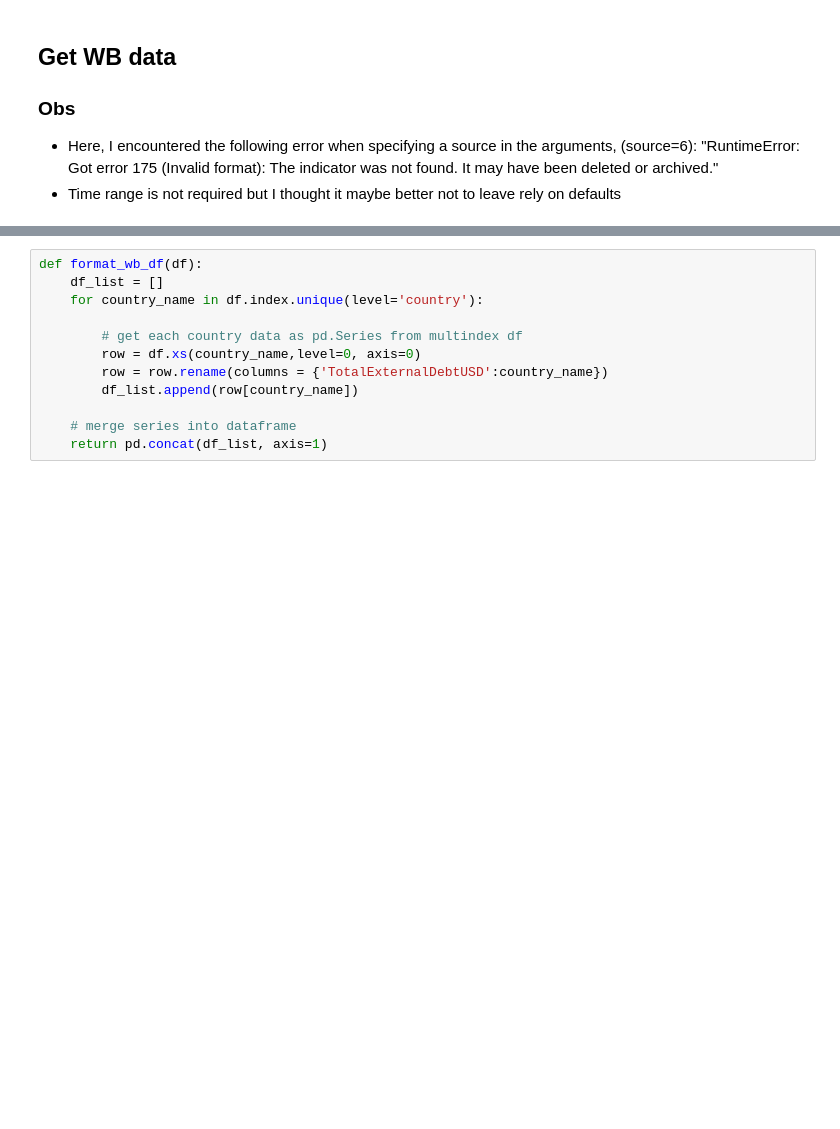
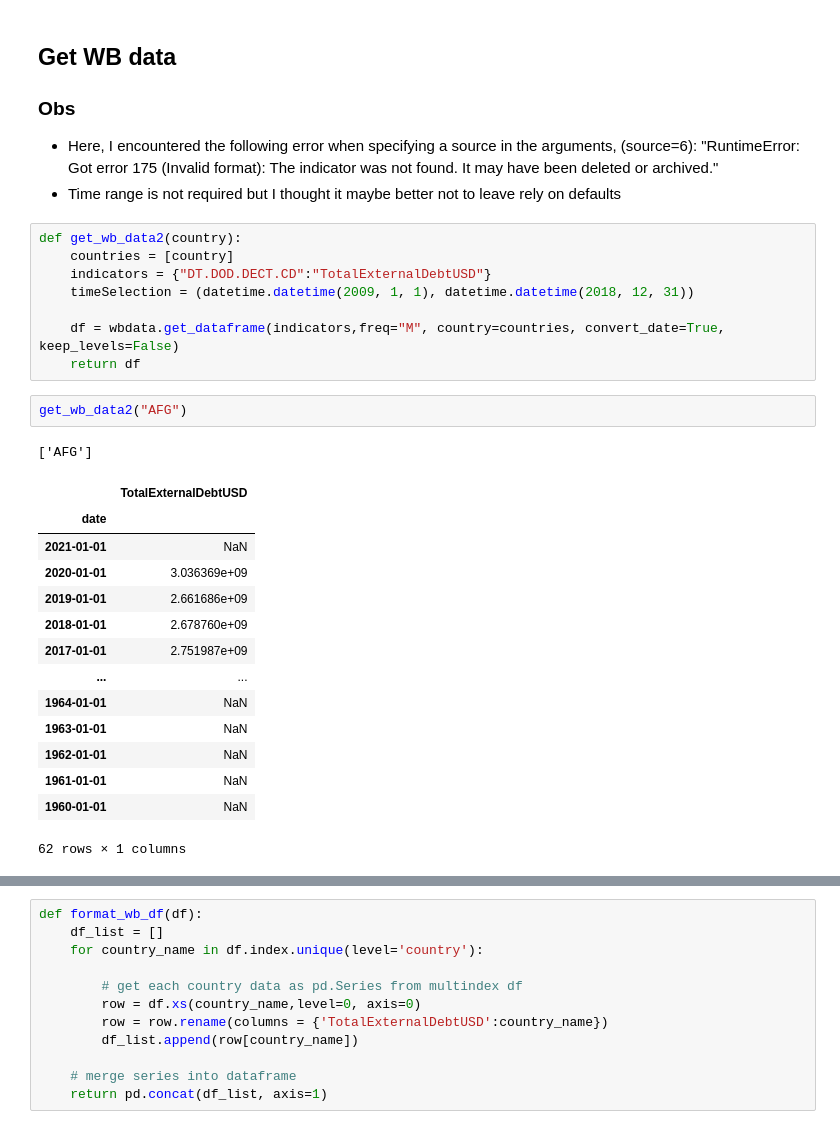
Before and after one commit to a7u7a/blokis-intl-debt, a Jupyter notebook: get-debt.ipynb, the cells around one changed output, grey strips where cells are left out. Drawn from its saved outputs; the diff is of its cells as text; blank space fills up the shorter version.

```diff
--- a/get-debt.ipynb
+++ b/get-debt.ipynb
@@ -63,3 +65,29 @@ ZWE   Zimbabwe
 - Here, I encountered the following error when specifying a source in the arguments, (source=6):
 "RuntimeError: Got error 175 (Invalid format): The indicator was not found. It may have been deleted or archived."
 - Time range is not required but I thought it maybe better not to leave rely on defaults
+# %%
+def get_wb_data2(country):
+    countries = [country]
+    indicators = {"DT.DOD.DECT.CD":"TotalExternalDebtUSD"}
+    timeSelection = (datetime.datetime(2009, 1, 1), datetime.datetime(2018, 12, 31))
+
+    df = wbdata.get_dataframe(indicators,freq="M", country=countries, convert_date=True, keep_levels=False)
+    return df
+# %%
+get_wb_data2("AFG")
+# %% [output]
+['AFG']
+|  | TotalExternalDebtUSD |
+| date |  |
+| 2021-01-01 | NaN |
+| 2020-01-01 | 3.036369e+09 |
+| 2019-01-01 | 2.661686e+09 |
+| 2018-01-01 | 2.678760e+09 |
+| 2017-01-01 | 2.751987e+09 |
+| ... | ... |
+| 1964-01-01 | NaN |
+| 1963-01-01 | NaN |
+| 1962-01-01 | NaN |
+| 1961-01-01 | NaN |
+| 1960-01-01 | NaN |
+62 rows × 1 columns
```
Also changed, not shown: parts of 13 cells of this notebook.
